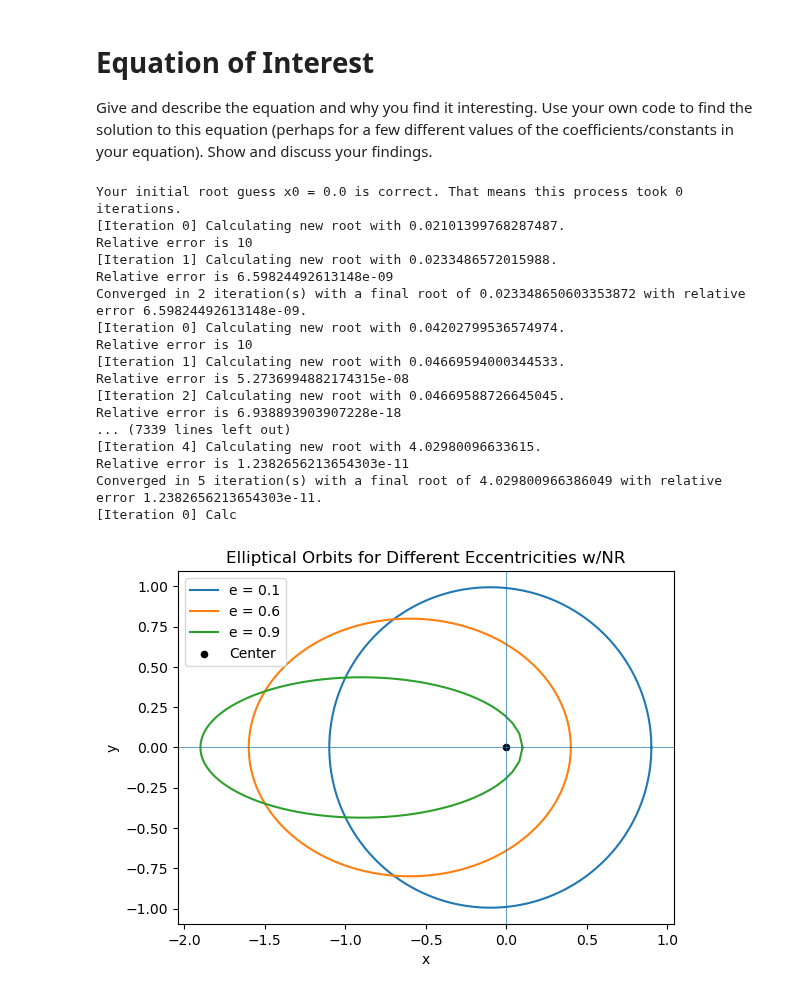
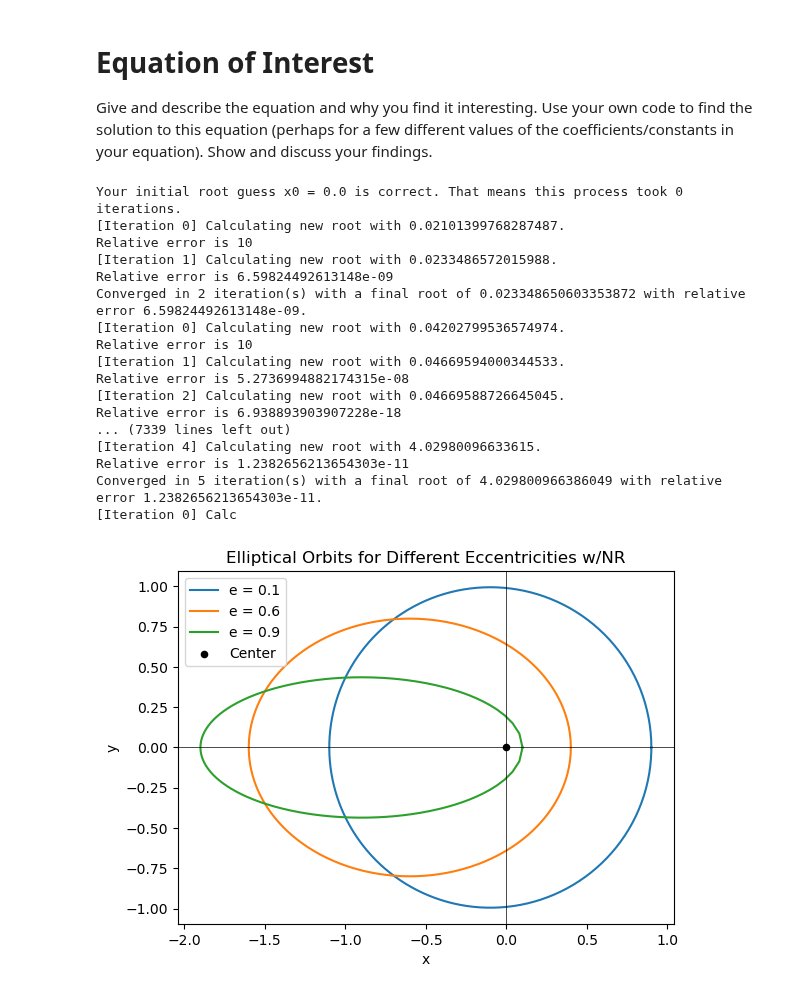
Before and after one commit to kparrine/Computational_Astro, a Jupyter notebook: C2/C2.ipynb, the cells around one changed output. Drawn from its saved outputs; the diff is of its cells as text; code cells hidden in the pictures.

Commit message:
Color change to plot and saving pdfs

```diff
--- a/C2/C2.ipynb
+++ b/C2/C2.ipynb
@@ -503,33 +503,33 @@ for e in eccentricities:
     plt.plot(x, y, label=f"e = {e}")
 
 #Plot center for reference
 plt.scatter(0, 0, color="black", s=20, label="Center")
-plt.axhline(0, linewidth=0.5)
-plt.axvline(0, linewidth=0.5)
+plt.axhline(0, linewidth=0.5,color="black")
+plt.axvline(0, linewidth=0.5,color="black")
 
 plt.gca().set_aspect("equal", adjustable="box")
 plt.xlabel("x")
 plt.ylabel("y")
 plt.title("Elliptical Orbits for Different Eccentricities w/NR")
 plt.legend()
 plt.savefig("Elliptical_Orbits_NR", dpi=300)
 plt.show()
 # %% [output]
 Your initial root guess x0 = 0.0 is correct. That means this process took 0 iterations.
 [Iteration 0] Calculating new root with 0.02101399768287487.
 Relative error is 10
 [Iteration 1] Calculating new root with 0.0233486572015988.
 Relative error is 6.59824492613148e-09
 Converged in 2 iteration(s) with a final root of 0.023348650603353872 with relative error 6.59824492613148e-09.
 [Iteration 0] Calculating new root with 0.04202799536574974.
 Relative error is 10
 [Iteration 1] Calculating new root with 0.04669594000344533.
 Relative error is 5.2736994882174315e-08
 [Iteration 2] Calculating new root with 0.04669588726645045.
 Relative error is 6.938893903907228e-18
 ... (7339 lines left out)
 [Iteration 4] Calculating new root with 4.02980096633615.
 Relative error is 1.2382656213654303e-11
 Converged in 5 iteration(s) with a final root of 4.029800966386049 with relative error 1.2382656213654303e-11.
 [Iteration 0] Calc
-[figure, old version]
+[figure, new version]
```
Also changed, not shown: 3 other files.
